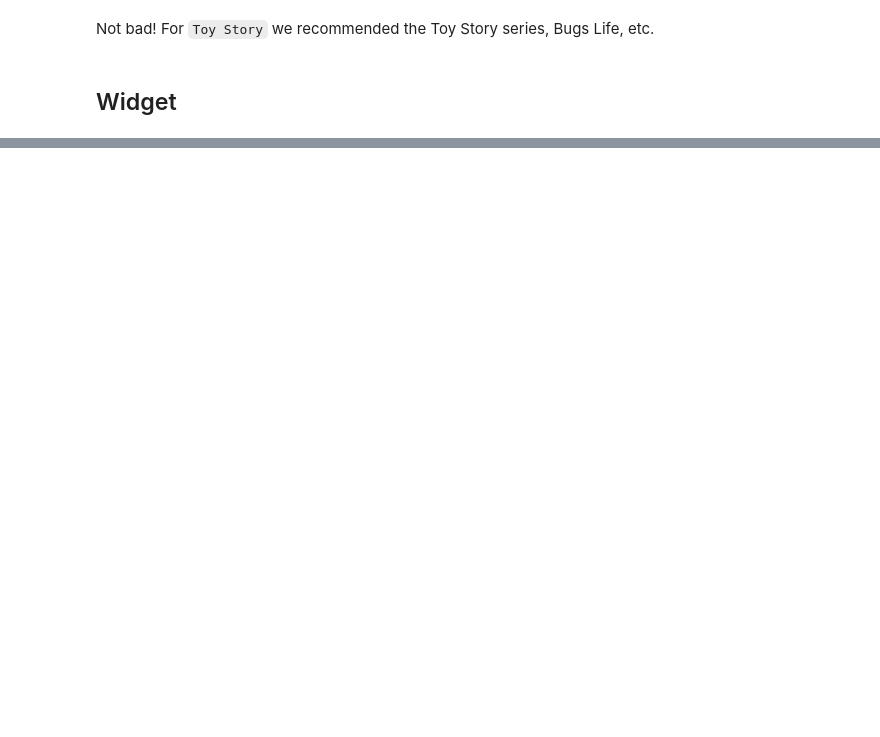
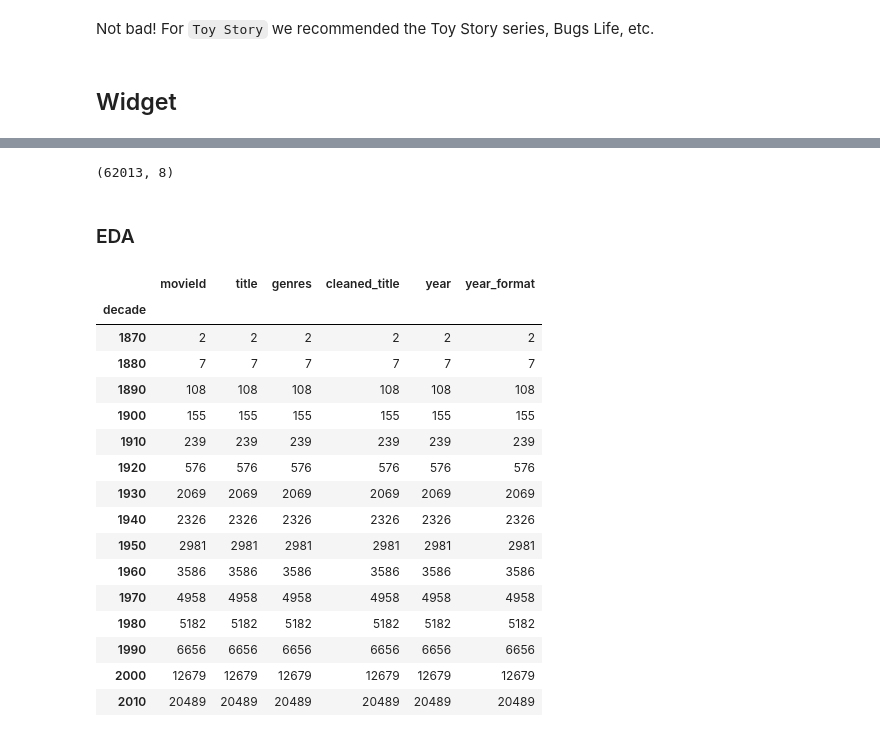
Before and after one commit to pomkos/movie_rec, a Jupyter notebook: movie_script.ipynb, the cells around one changed output, grey strips where cells are left out. Saved outputs shown, nothing was run; the diff lists cells and outputs as text; code cells hidden in the pictures; blank space fills up the shorter version.

```diff
--- a/movie_script.ipynb
+++ b/movie_script.ipynb
@@ -437,0 +384,26 @@ genome_scores.merge(movies).sort_values(['movieId', 'relevance'], ascending=Fals
+# %%
+movies.shape
+# %% [output]
+(62013, 8)
+# %% [markdown]
+### EDA
+# %%
+movies.groupby('decade').count()
+# %% [output]
+|  | movieId | title | genres | cleaned_title | year | year_format |
+| decade |  |  |  |  |  |  |
+| 1870 | 2 | 2 | 2 | 2 | 2 | 2 |
+| 1880 | 7 | 7 | 7 | 7 | 7 | 7 |
+| 1890 | 108 | 108 | 108 | 108 | 108 | 108 |
+| 1900 | 155 | 155 | 155 | 155 | 155 | 155 |
+| 1910 | 239 | 239 | 239 | 239 | 239 | 239 |
+| 1920 | 576 | 576 | 576 | 576 | 576 | 576 |
+| 1930 | 2069 | 2069 | 2069 | 2069 | 2069 | 2069 |
+| 1940 | 2326 | 2326 | 2326 | 2326 | 2326 | 2326 |
+| 1950 | 2981 | 2981 | 2981 | 2981 | 2981 | 2981 |
+| 1960 | 3586 | 3586 | 3586 | 3586 | 3586 | 3586 |
+| 1970 | 4958 | 4958 | 4958 | 4958 | 4958 | 4958 |
+| 1980 | 5182 | 5182 | 5182 | 5182 | 5182 | 5182 |
+| 1990 | 6656 | 6656 | 6656 | 6656 | 6656 | 6656 |
+| 2000 | 12679 | 12679 | 12679 | 12679 | 12679 | 12679 |
+| 2010 | 20489 | 20489 | 20489 | 20489 | 20489 | 20489 |
```
Also changed, not shown: parts of 67 cells of this notebook.
